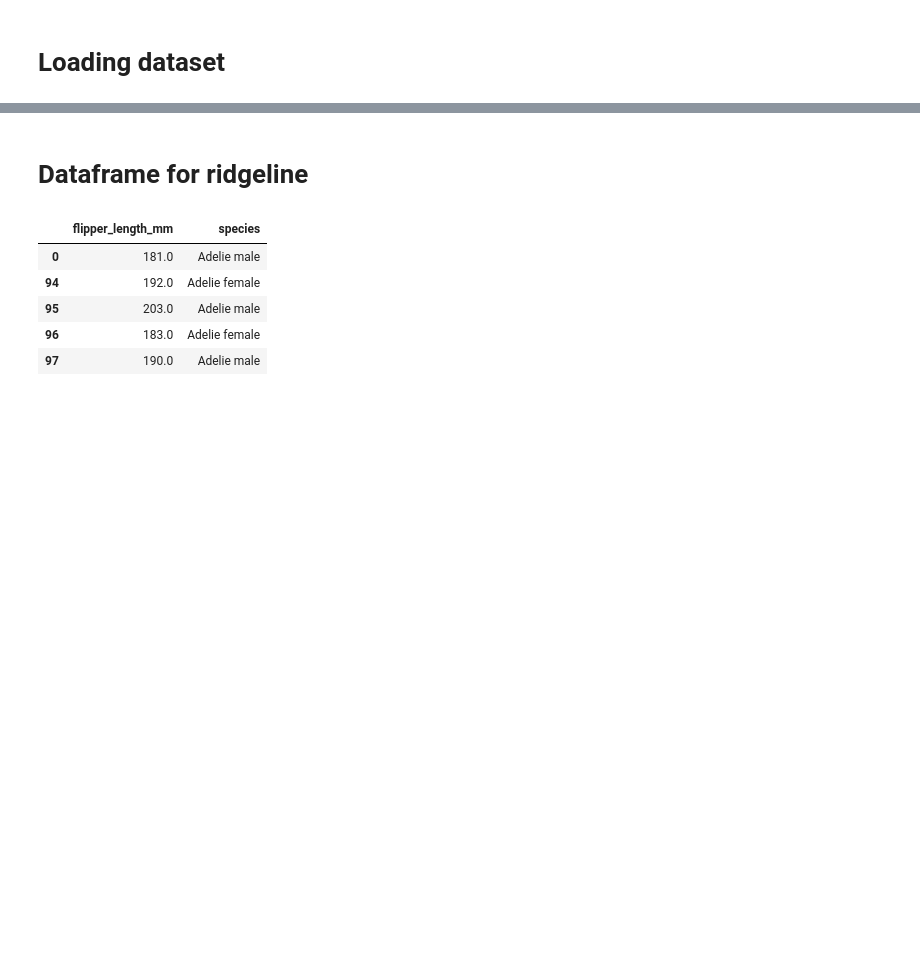
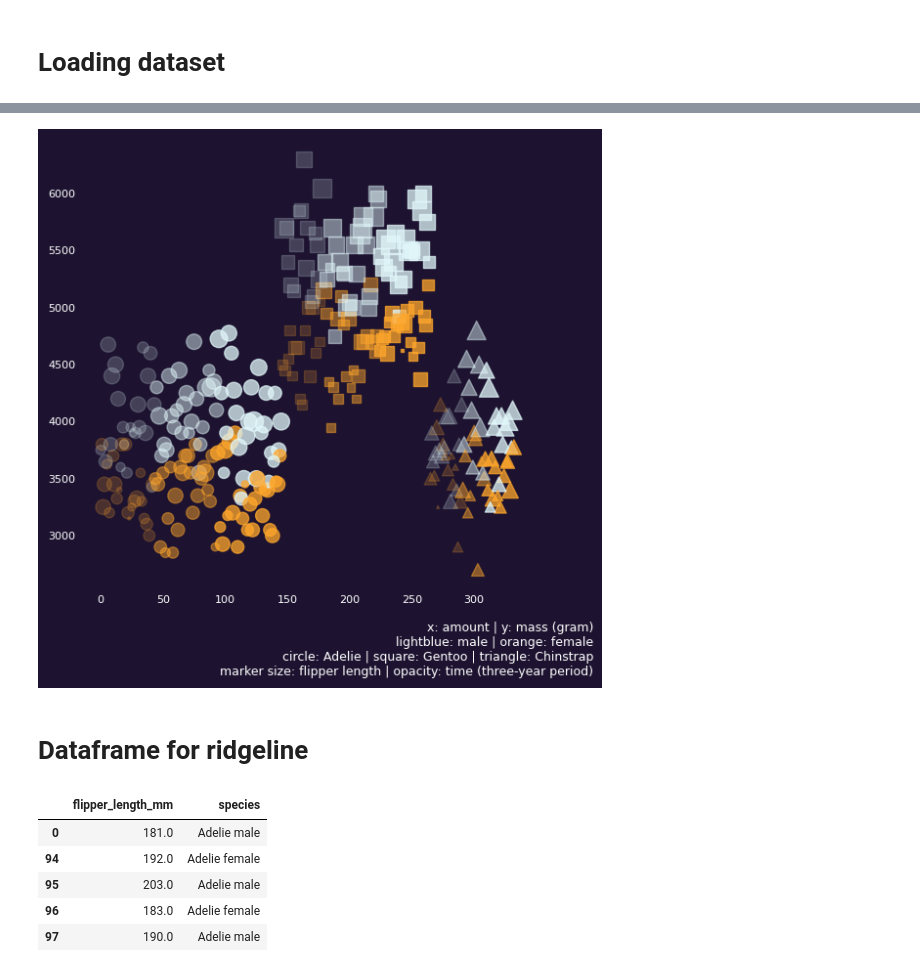
Before and after one commit to tanchu-git/penguins-python-visualization, a Jupyter notebook: penguins_visualization.ipynb, the cells around one changed output, grey strips where cells are left out. Saved outputs shown, nothing was run; the diff lists cells and outputs as text; code cells hidden in the pictures; blank space fills up the shorter version.

```diff
--- a/penguins_visualization.ipynb
+++ b/penguins_visualization.ipynb
@@ -59,3 +98,17 @@ sns.violinplot(data=penguins, y="flipper_length_mm", x='species', hue='sex', spl
+# %%
+# Add text for legend
+legend_text = "\n".join([
+    "x: amount | y: mass (gram)",
+    "lightblue: male | orange: female",
+    "circle: Adelie | square: Gentoo | triangle: Chinstrap",
+    "marker size: flipper length | opacity: time (three-year period)"
+])
+
+fig.text(1, -0.04, legend_text, ha="right", va="bottom", size=9, color="white")
+
+fig
+# %% [output]
+[figure, added]
 # %% [markdown]
 # Dataframe for ridgeline
 # %%
```
Also changed, not shown: parts of 16 cells of this notebook.
